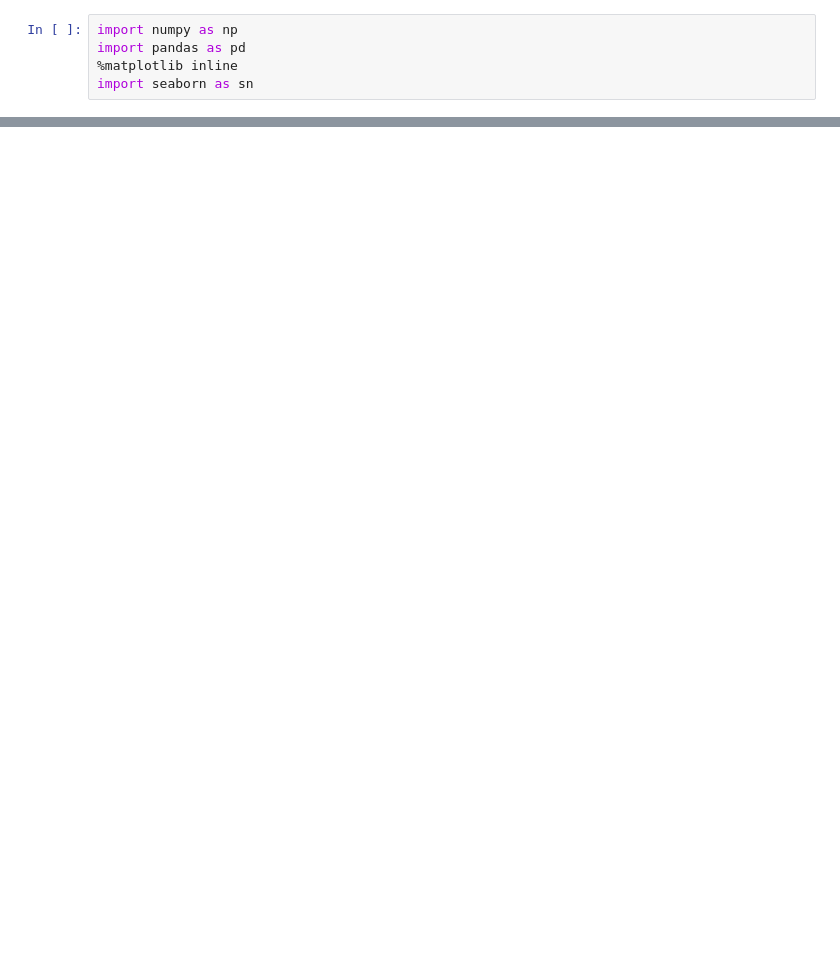
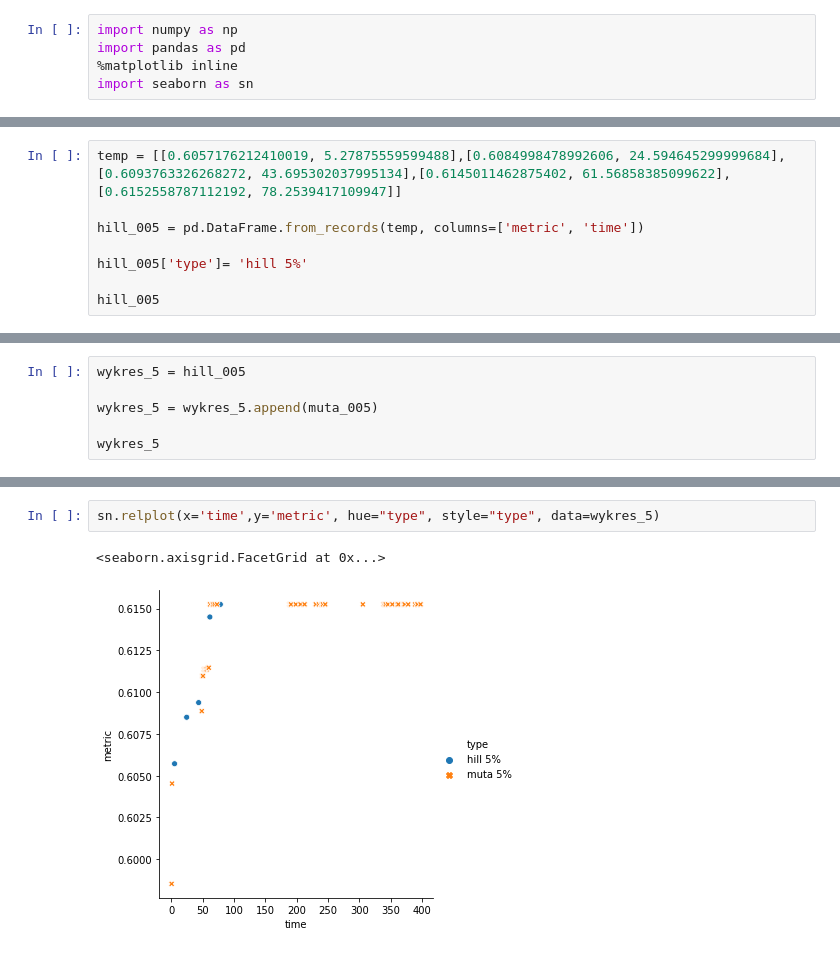
Before and after one commit to zmysloony/xgboost-params, a Jupyter notebook: Wykresixy.ipynb, the cells around one changed output, grey strips where cells are left out. Saved outputs shown, nothing was run; the diff lists cells and outputs as text; blank space fills up the shorter version.

Commit message:
wykresixy v.ultimate
Signed-off-by: przestaw <przemek.stawczyk@gmail.com>

```diff
--- a/Wykresixy.ipynb
+++ b/Wykresixy.ipynb
@@ -40,0 +62,8 @@ dat
+# %%
+temp = [[0.6057176212410019, 5.27875559599488],[0.6084998478992606, 24.594645299999684],[0.6093763326268272, 43.695302037995134],[0.6145011462875402, 61.56858385099622],[0.6152558787112192, 78.2539417109947]]
+
+hill_005 = pd.DataFrame.from_records(temp, columns=['metric', 'time'])
+
+hill_005['type']= 'hill 5%'
+
+hill_005
@@ -40,0 +77,6 @@ dat
+# %%
+wykres_5 = hill_005
+
+wykres_5 = wykres_5.append(muta_005)
+
+wykres_5
@@ -40,0 +101,5 @@ dat
+# %%
+sn.relplot(x='time',y='metric', hue="type", style="type", data=wykres_5)
+# %% [output]
+<seaborn.axisgrid.FacetGrid at 0x...>
+[figure, added]
```
Also changed, not shown: parts of 12 cells of this notebook.
